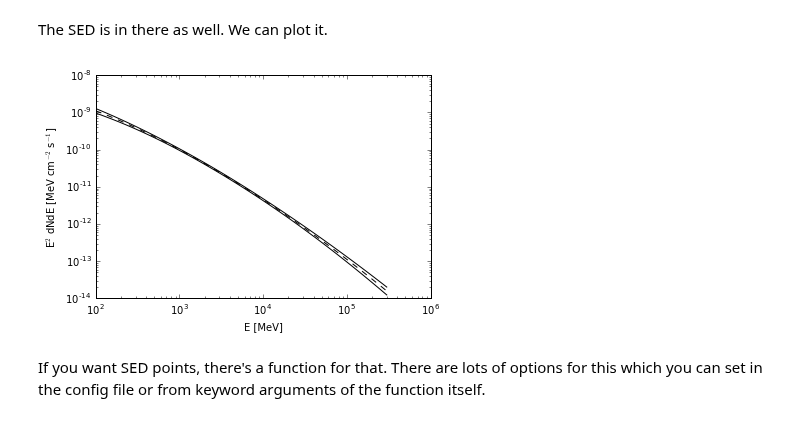
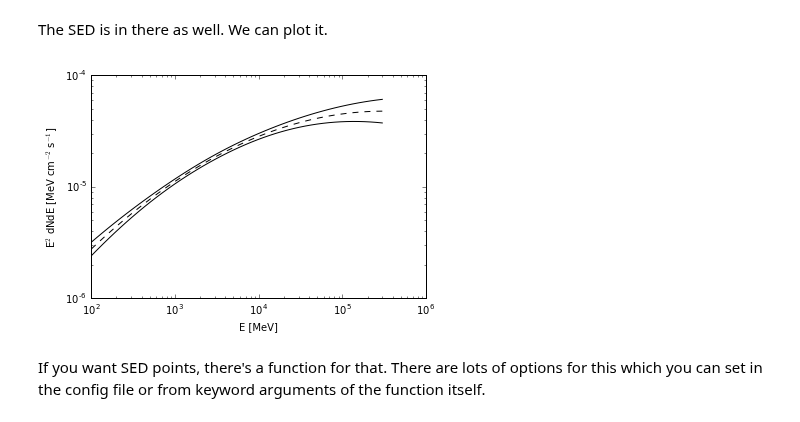
Before and after one commit to fermiPy/fermipy-extra, a Jupyter notebook: notebooks/pg1553.ipynb, the cells around one changed output. Drawn from its saved outputs; the diff is of its cells as text; code cells hidden in the pictures.

```diff
--- a/notebooks/pg1553.ipynb
+++ b/notebooks/pg1553.ipynb
@@ -332,19 +333,19 @@ c['sources']['3FGL J1555.7+1111']['ts']
 # %% [markdown]
 The SED is in there as well.  We can plot it.
 # %%
-E = np.array(c['sources']['3FGL J1555.7+1111']['model_flux']['ecenter'])
+E = np.array(c['sources']['3FGL J1555.7+1111']['model_flux']['energies'])
 dfde = np.array(c['sources']['3FGL J1555.7+1111']['model_flux']['dfde'])
 dfde_hi = np.array(c['sources']['3FGL J1555.7+1111']['model_flux']['dfde_hi'])
 dfde_lo = np.array(c['sources']['3FGL J1555.7+1111']['model_flux']['dfde_lo'])
 # %%
-plt.loglog(10**E, (E**2)*dfde, 'k--')
-plt.loglog(10**E, (E**2)*dfde_hi, 'k')
-plt.loglog(10**E, (E**2)*dfde_lo, 'k')
+plt.loglog(E, (E**2)*dfde, 'k--')
+plt.loglog(E, (E**2)*dfde_hi, 'k')
+plt.loglog(E, (E**2)*dfde_lo, 'k')
 plt.xlabel('E [MeV]')
 plt.ylabel(r'E$^2$ dNdE [MeV cm$^{-2}$ s$^{-1}$]')
 plt.show()
 # %% [output]
-[figure, old version]
+[figure, new version]
 # %% [markdown]
 If you want SED points, there's a function for that.  There are lots of options for this which you can set in the config file or from keyword arguments of the function itself.
 # %%
```
Also changed, not shown: parts of 16 cells of this notebook, 1 other file.
